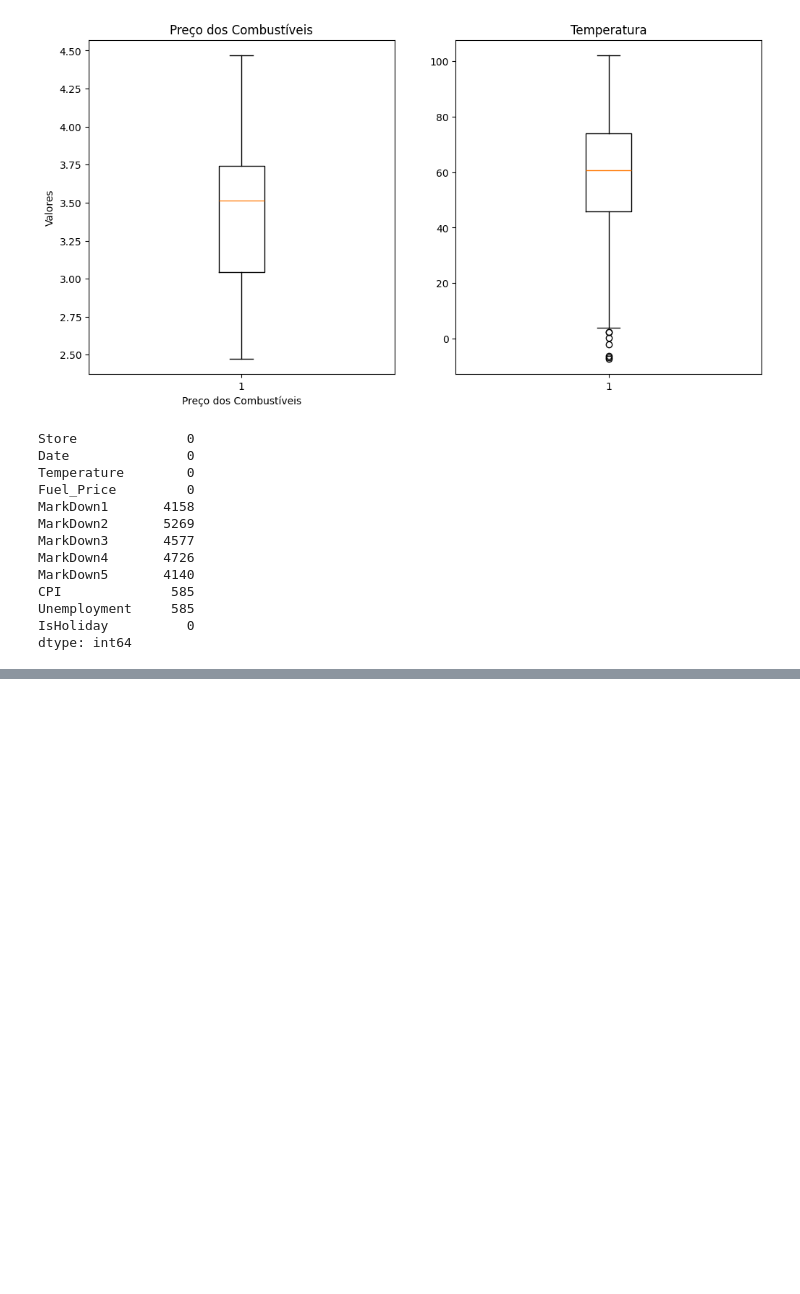
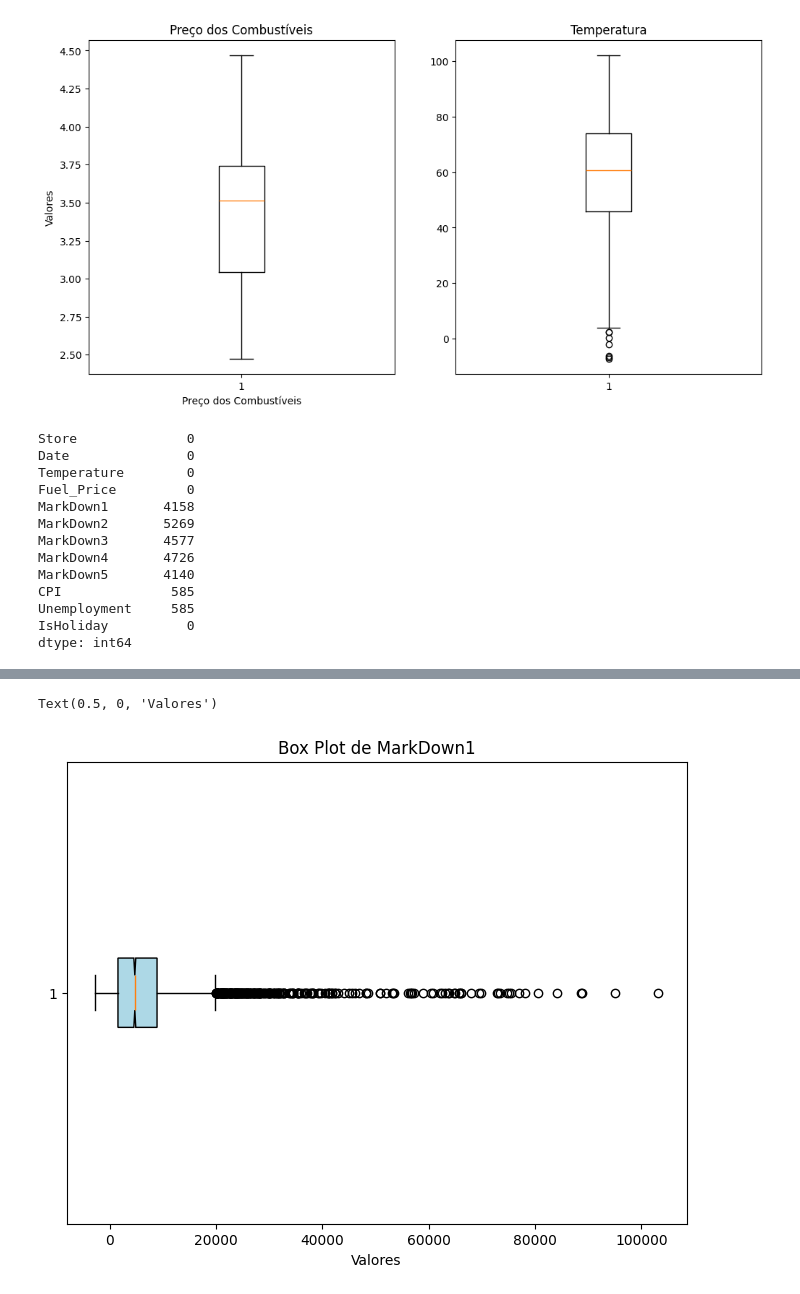
Before and after one commit to gfcampos1/Walmart-Sales-Forecast, a Jupyter notebook: xgboost-training.ipynb, the cells around one changed output, grey strips where cells are left out. Drawn from its saved outputs; the diff is of its cells as text; code cells hidden in the pictures; blank space fills up the shorter version.

Commit message:
Box Plot de Markdown1

```diff
--- a/xgboost-training.ipynb
+++ b/xgboost-training.ipynb
@@ -86,0 +141,2 @@ dtype: int64
+# %%
+markdown1_clean = df_features['MarkDown1'].dropna()
@@ -86,0 +155,8 @@ dtype: int64
+# %%
+    plt.figure(figsize=(8, 6))
+    plt.boxplot(markdown1_clean, vert=False, patch_artist=True, notch=True, boxprops=dict(facecolor='lightblue'))
+    plt.title('Box Plot de MarkDown1')
+    plt.xlabel('Valores')
+# %% [output]
+Text(0.5, 0, 'Valores')
+[figure, added]
```
Also changed, not shown: parts of 5 cells of this notebook.
